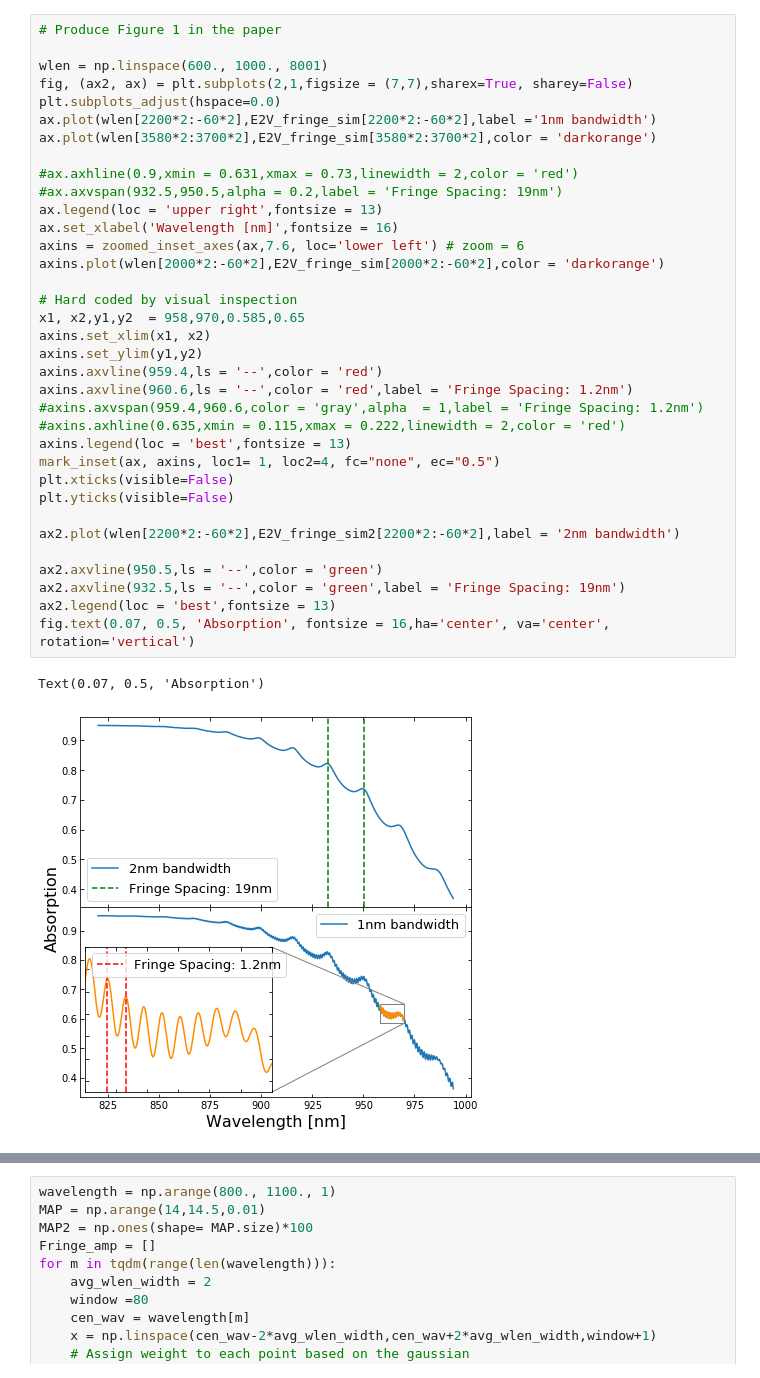
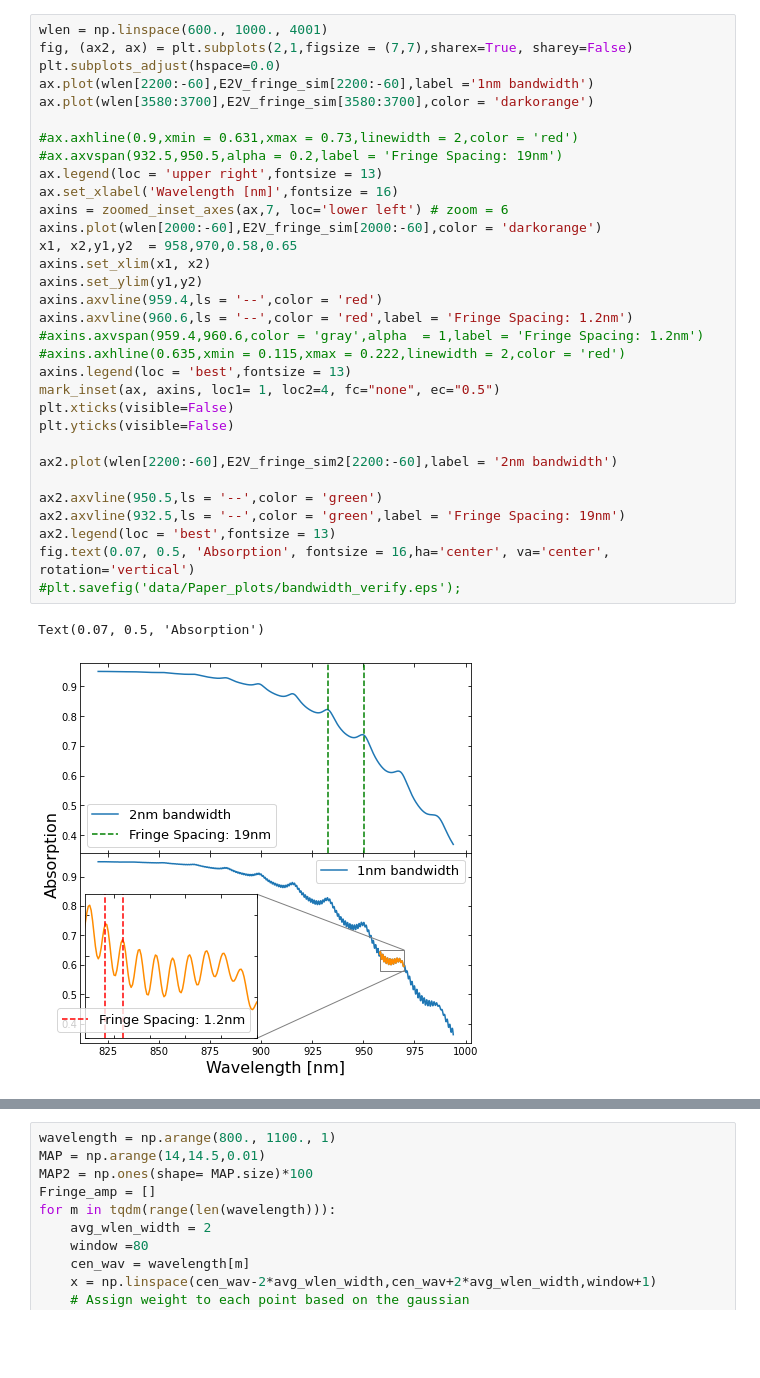
Before and after one commit to Zhiyuan-G/LSSTFringe, a Jupyter notebook: notebooks/senor_structure_freq.ipynb, the cells around one changed output, grey strips where cells are left out. Drawn from its saved outputs; the diff is of its cells as text; blank space fills up the shorter version.

```diff
--- a/notebooks/senor_structure_freq.ipynb
+++ b/notebooks/senor_structure_freq.ipynb
@@ -141,41 +161,38 @@ plt.legend();
 # %%
-# Produce Figure 1 in the paper
-
-wlen = np.linspace(600., 1000., 8001)
+wlen = np.linspace(600., 1000., 4001)
 fig, (ax2, ax) = plt.subplots(2,1,figsize = (7,7),sharex=True, sharey=False)
 plt.subplots_adjust(hspace=0.0)
-ax.plot(wlen[2200*2:-60*2],E2V_fringe_sim[2200*2:-60*2],label ='1nm bandwidth')
-ax.plot(wlen[3580*2:3700*2],E2V_fringe_sim[3580*2:3700*2],color = 'darkorange')
+ax.plot(wlen[2200:-60],E2V_fringe_sim[2200:-60],label ='1nm bandwidth')
+ax.plot(wlen[3580:3700],E2V_fringe_sim[3580:3700],color = 'darkorange')
 
 #ax.axhline(0.9,xmin = 0.631,xmax = 0.73,linewidth = 2,color = 'red')
 #ax.axvspan(932.5,950.5,alpha = 0.2,label = 'Fringe Spacing: 19nm')
 ax.legend(loc = 'upper right',fontsize = 13)
 ax.set_xlabel('Wavelength [nm]',fontsize = 16)
-axins = zoomed_inset_axes(ax,7.6, loc='lower left') # zoom = 6
-axins.plot(wlen[2000*2:-60*2],E2V_fringe_sim[2000*2:-60*2],color = 'darkorange')
-
-# Hard coded by visual inspection
-x1, x2,y1,y2  = 958,970,0.585,0.65
+axins = zoomed_inset_axes(ax,7, loc='lower left') # zoom = 6
+axins.plot(wlen[2000:-60],E2V_fringe_sim[2000:-60],color = 'darkorange')
+x1, x2,y1,y2  = 958,970,0.58,0.65
 axins.set_xlim(x1, x2)
 axins.set_ylim(y1,y2)
 axins.axvline(959.4,ls = '--',color = 'red')
 axins.axvline(960.6,ls = '--',color = 'red',label = 'Fringe Spacing: 1.2nm')
 #axins.axvspan(959.4,960.6,color = 'gray',alpha  = 1,label = 'Fringe Spacing: 1.2nm')
 #axins.axhline(0.635,xmin = 0.115,xmax = 0.222,linewidth = 2,color = 'red')
 axins.legend(loc = 'best',fontsize = 13)
 mark_inset(ax, axins, loc1= 1, loc2=4, fc="none", ec="0.5")
 plt.xticks(visible=False)
 plt.yticks(visible=False)
 
-ax2.plot(wlen[2200*2:-60*2],E2V_fringe_sim2[2200*2:-60*2],label = '2nm bandwidth')
+ax2.plot(wlen[2200:-60],E2V_fringe_sim2[2200:-60],label = '2nm bandwidth')
 
 ax2.axvline(950.5,ls = '--',color = 'green')
 ax2.axvline(932.5,ls = '--',color = 'green',label = 'Fringe Spacing: 19nm')
 ax2.legend(loc = 'best',fontsize = 13)
 fig.text(0.07, 0.5, 'Absorption', fontsize = 16,ha='center', va='center', rotation='vertical')
+#plt.savefig('data/Paper_plots/bandwidth_verify.eps');
 # %% [output]
 Text(0.07, 0.5, 'Absorption')
-[figure, old version]
+[figure, new version]
 # %%
 @jit(nopython = True,nogil=True)
 def E2V_model(n_list,epoxy_um, Si_um,wlen):
```
Also changed, not shown: parts of 5 cells of this notebook, 13 other files.
